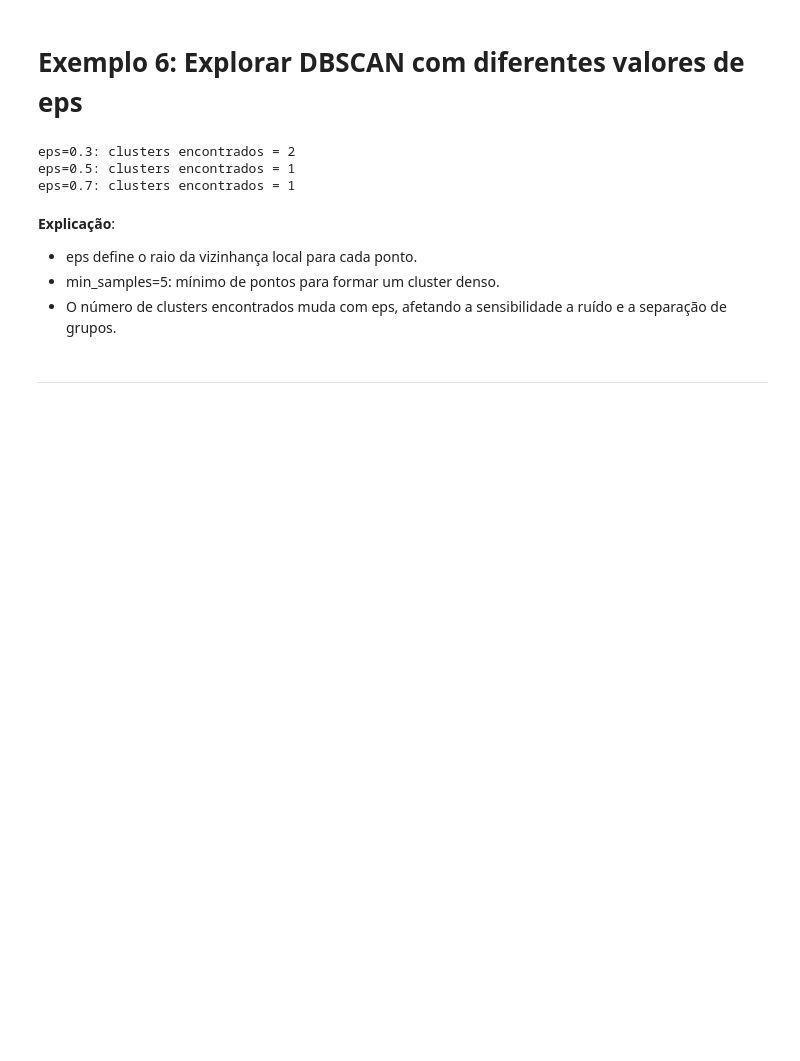
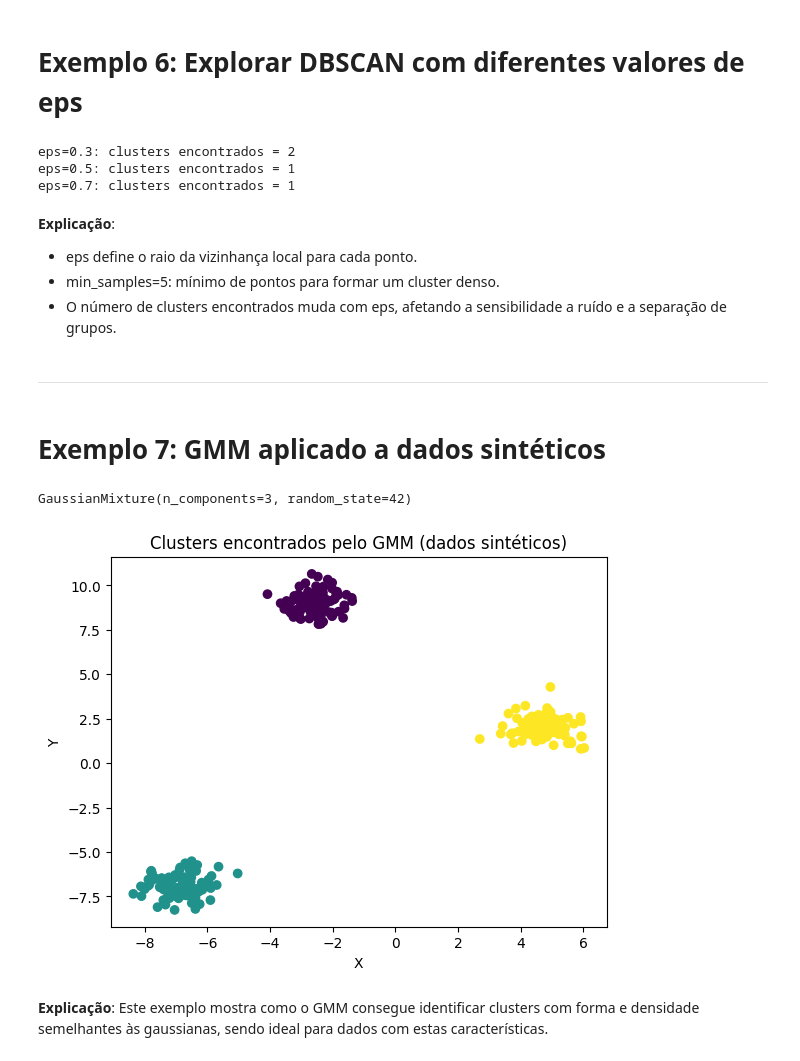
Before and after one commit to jpedrodias/FundamentosModelosAnaliticosPython, a Jupyter notebook: Week04/exemplos.ipynb, the cells around one changed output. Saved outputs shown, nothing was run; the diff lists cells and outputs as text; code cells hidden in the pictures; blank space fills up the shorter version.

Commit message:
Adicionado exemplo 7

```diff
--- a/Week04/exemplos.ipynb
+++ b/Week04/exemplos.ipynb
@@ -216,3 +216,5 @@ eps=0.7: clusters encontrados = 1
 - O número de clusters encontrados muda com eps, afetando a sensibilidade a ruído e a separação de grupos.
 # %% [markdown]
 ---
+# %% [markdown]
+# Exemplo 7: GMM aplicado a dados sintéticos
@@ -218,0 +226,29 @@ eps=0.7: clusters encontrados = 1
+# %%
+# Gerar dados sintéticos gaussianos
+
+X_synth, y_synth = make_blobs(
+    n_samples=300, # número total de amostras
+    centers=3, # número de clusters
+    cluster_std=0.60, # dispersão dos clusters
+    random_state=42 # reprodutibilidade
+)
+# %%
+# Criar e ajustar modelo GMM
+gmm_synth = GaussianMixture(n_components=3, random_state=42)
+gmm_synth.fit(X_synth)
+# %% [output]
+GaussianMixture(n_components=3, random_state=42)
+# %%
+# Obter previsões dos clusters
+y_pred = gmm_synth.predict(X_synth)
+# %%
+# Visualizar resultados
+plt.scatter(X_synth[:, 0], X_synth[:, 1], c=y_pred, cmap='viridis')
+plt.title("Clusters encontrados pelo GMM (dados sintéticos)")
+plt.xlabel("X")
+plt.ylabel("Y")
+plt.show()
+# %% [output]
+[figure, added]
+# %% [markdown]
+**Explicação**: Este exemplo mostra como o GMM consegue identificar clusters com forma e densidade semelhantes às gaussianas, sendo ideal para dados com estas características.
```
Also changed, not shown: parts of 3 cells of this notebook.
